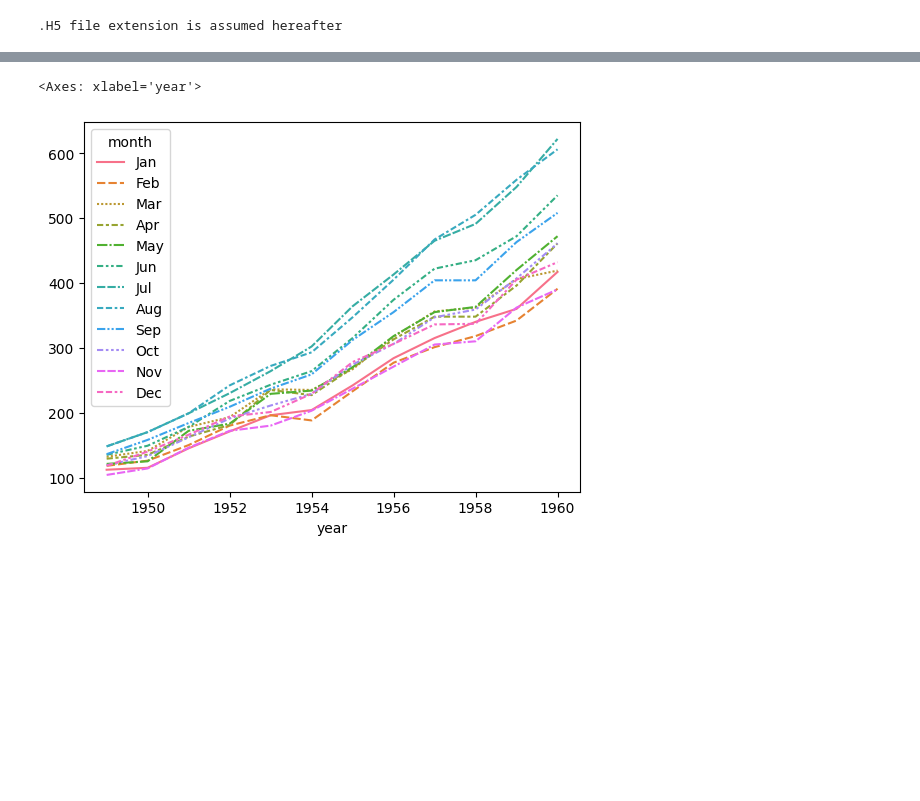
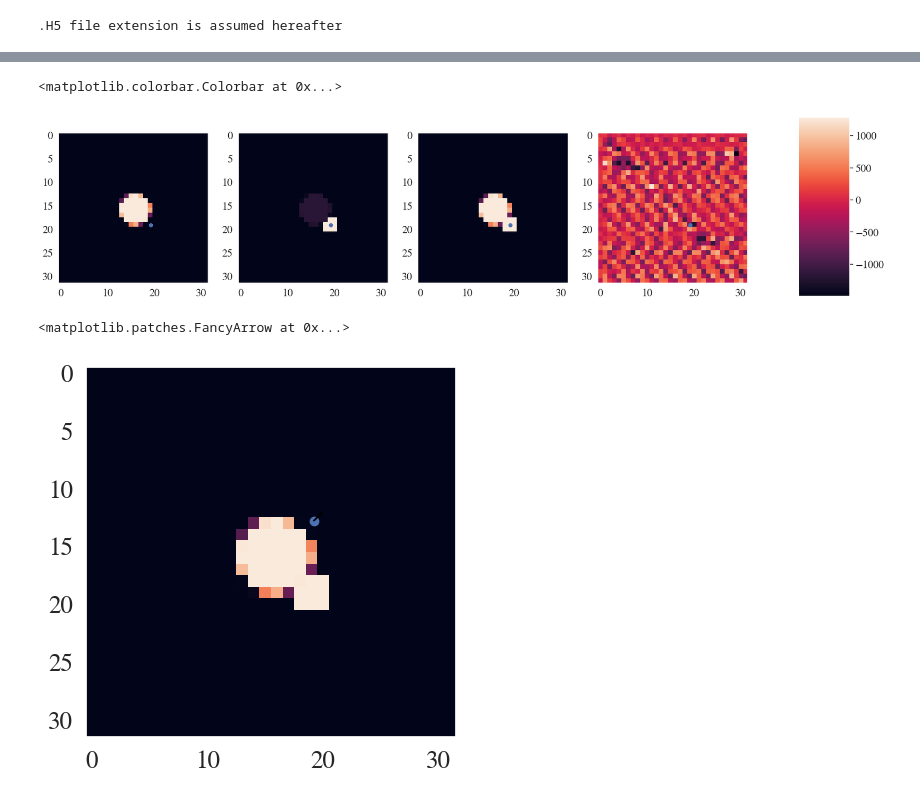
Before and after one commit to yashpatel5400/fpo, a Jupyter notebook: scratch/wavelet.ipynb, the cells around one changed output, grey strips where cells are left out. Cells and saved outputs as stored; diff of their text form; code cells hidden in the pictures; blank space fills up the shorter version.

```diff
--- a/scratch/wavelet.ipynb
+++ b/scratch/wavelet.ipynb
@@ -48,7 +48,7 @@ fno.load_state_dict(model_weights["model_state_dict"])
 <All keys matched successfully>
 # %%
 scores = []
-downsampling = [1,2,4]
+downsampling = [4]
 for resolution in downsampling:
     batch_size = 25
     train_data = FNODatasetSingle(filename=os.path.join("..", "experiments", cfg["filename"]), reduced_resolution=resolution)
@@ -162,3 +156,8 @@ diff = diff.reshape(diff.shape[0], -1).detach().cpu().numpy()
 # %%
 import cvxpy as cp
 from wavelet import get_disc_grid
+
+y = yy[0, ...,1,0].detach().cpu().numpy()
+x_grid = get_disc_grid(y.shape[0])
+candidate_w = x_grid.copy()
+r = 0.05
@@ -244,5 +212,0 @@ flights_wide
-# %%
-sns.lineplot(data=flights_wide)
-# %% [output]
-<Axes: xlabel='year'>
-[figure, removed]
@@ -248,0 +228,36 @@ sns.lineplot(data=flights_wide)
+# %%
+u_coeff = cp.Variable(uhat_coeffs.shape)
+
+integral_mask = (np.linalg.norm(wavelet_basis.x_grid - w, axis=1) < r).astype(np.int8).reshape(y.shape)
+psi_w = np.sum(shaped_basis * integral_mask, axis=(1,2))
+objective = cp.Minimize(-u_coeff @ psi_w)
+
+constraints = [
+    cp.sum([
+        cp.max(cp.hstack([
+            cp.abs(partial @ (uhat_coeffs - u_coeff)) for partial in partial_order
+        ])) for partial_order in partials
+    ]) <= constraint_to_quantile["c3"]
+]
+
+prob = cp.Problem(objective, constraints)
+obj  = prob.solve()
+constraint_to_opt["c3"] = (wavelet_basis.basis_func @ u_coeff.value).reshape(y.shape)
+# %%
+fig, axs = plt.subplots(1, 4, figsize=(24,6))
+
+axs[0].imshow(y)
+axs[0].scatter([w[1] * y.shape[1]], [w[0] * y.shape[0]])
+axs[0].grid(False)
+
+for i, constraint in enumerate(constraint_to_opt):
+    im = axs[i+1].imshow(constraint_to_opt[constraint])
+    axs[i+1].scatter([w[1] * y.shape[1]], [w[0] * y.shape[0]])
+    axs[i+1].grid(False)
+
+fig.subplots_adjust(right=0.8)
+cbar_ax = fig.add_axes([0.85, 0.15, 0.05, 0.7])
+fig.colorbar(im, cax=cbar_ax)
+# %% [output]
+<matplotlib.colorbar.Colorbar at 0x...>
+[figure, added]
@@ -248,0 +271,15 @@ sns.lineplot(data=flights_wide)
+# %%
+u  = constraint_to_opt["linf"]
+
+w = np.array([0.4, 0.6])
+pt = w * y.shape
+pt_grad = grad(u)
+pt_grad = pt_grad / np.linalg.norm(pt_grad)
+
+plt.grid(False)
+plt.imshow(u)
+plt.scatter([pt[1]], [pt[0]])
+plt.arrow(pt[1], pt[0], pt_grad[1], pt_grad[0], color='black')
+# %% [output]
+<matplotlib.patches.FancyArrow at 0x...>
+[figure, added]
```
Also changed, not shown: parts of 25 cells of this notebook.
